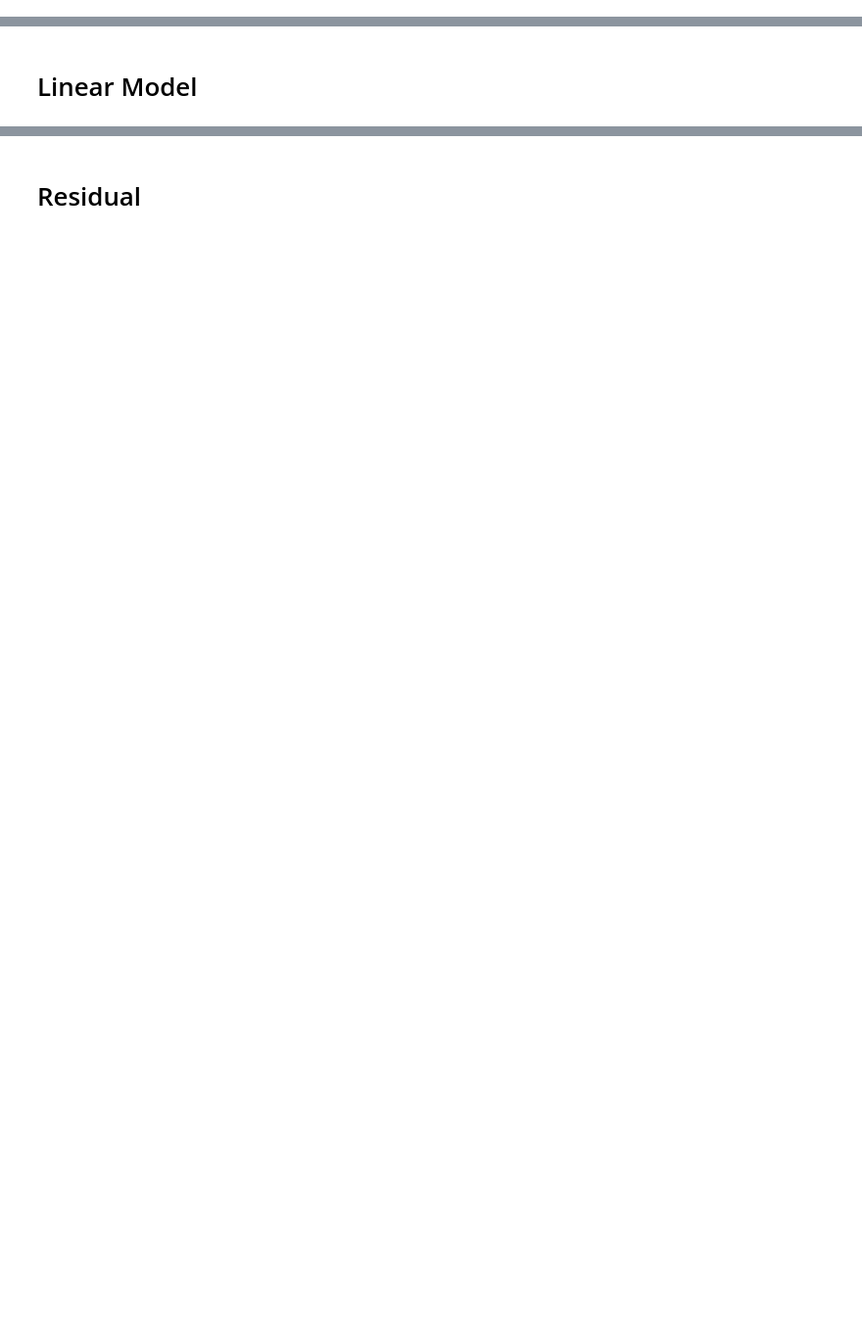
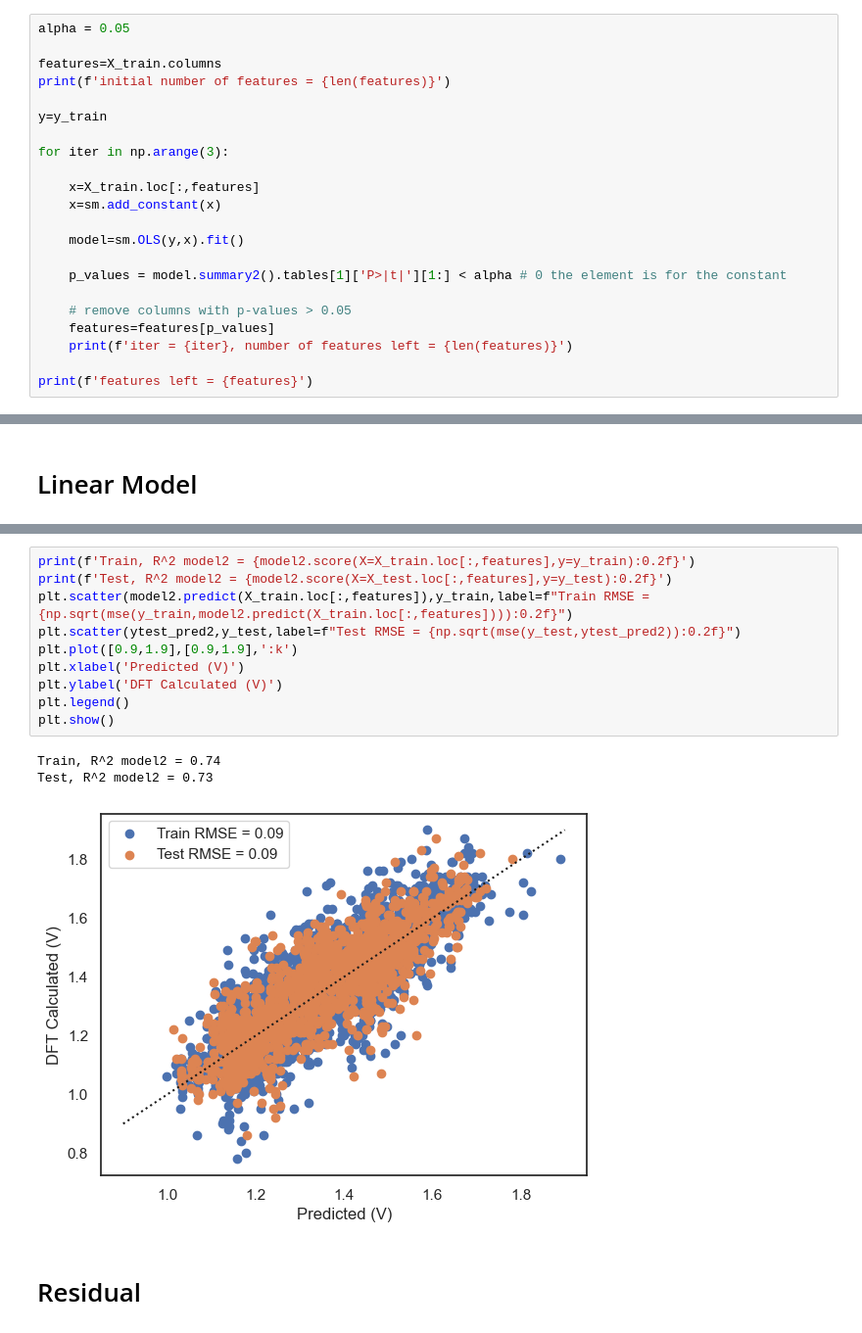
Before and after one commit to akashjn/DataScience, a Jupyter notebook: 1_Supervised_Learning.ipynb, the cells around one changed output, grey strips where cells are left out. Shown at 98% size. Cells and saved outputs as stored; diff of their text form; blank space fills up the shorter version.

```diff
--- a/1_Supervised_Learning.ipynb
+++ b/1_Supervised_Learning.ipynb
@@ -217,0 +283,22 @@ pass
+# %%
+alpha = 0.05
+
+features=X_train.columns
+print(f'initial number of features = {len(features)}')
+
+y=y_train
+
+for iter in np.arange(3):
+
+    x=X_train.loc[:,features]
+    x=sm.add_constant(x)
+
+    model=sm.OLS(y,x).fit()
+
+    p_values = model.summary2().tables[1]['P>|t|'][1:] < alpha # 0 the element is for the constant
+
+    # remove columns with p-values > 0.05
+    features=features[p_values]
+    print(f'iter = {iter}, number of features left = {len(features)}')
+
+print(f'features left = {features}')
@@ -222,2 +346,16 @@ pass
+# %%
+print(f'Train, R^2 model2 = {model2.score(X=X_train.loc[:,features],y=y_train):0.2f}')
+print(f'Test, R^2 model2 = {model2.score(X=X_test.loc[:,features],y=y_test):0.2f}')
+plt.scatter(model2.predict(X_train.loc[:,features]),y_train,label=f"Train RMSE = {np.sqrt(mse(y_train,model2.predict(X_train.loc[:,features]))):0.2f}")
+plt.scatter(ytest_pred2,y_test,label=f"Test RMSE = {np.sqrt(mse(y_test,ytest_pred2)):0.2f}")
+plt.plot([0.9,1.9],[0.9,1.9],':k')
+plt.xlabel('Predicted (V)')
+plt.ylabel('DFT Calculated (V)')
+plt.legend()
+plt.show()
+# %% [output]
+Train, R^2 model2 = 0.74
+Test, R^2 model2 = 0.73
+[figure, added]
 # %% [markdown]
 # Residual
```
Also changed, not shown: parts of 33 cells of this notebook.
